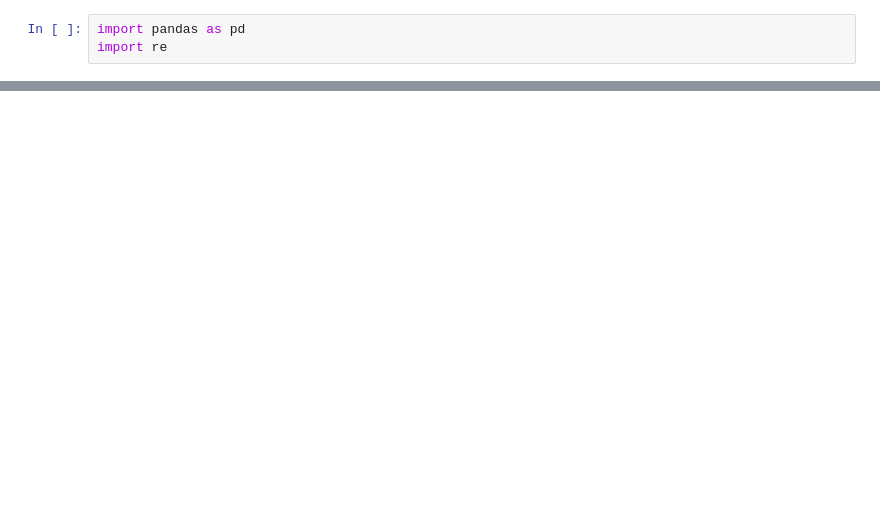
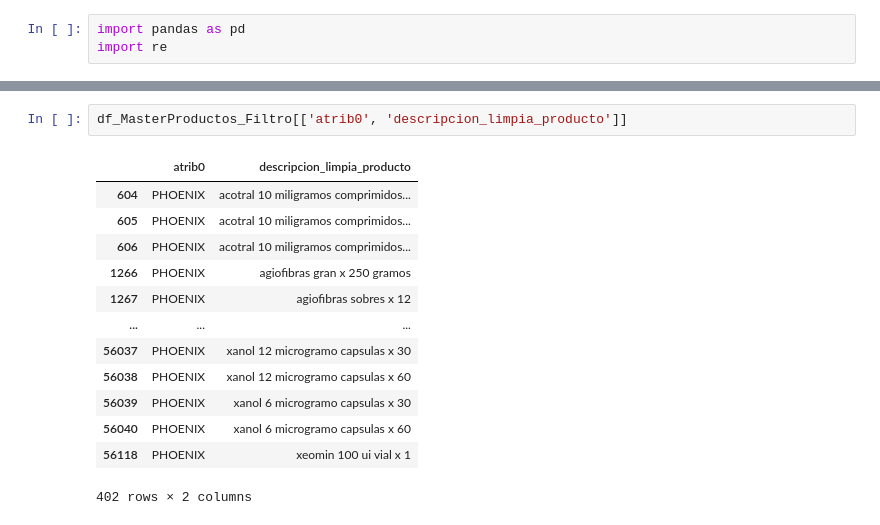
Before and after one commit to emmaSDNZ/digitalizacion_distriapp, a Jupyter notebook: backend/src/notebook/procesamiento_datos.ipynb, the cells around one changed output, grey strips where cells are left out. Saved outputs shown, nothing was run; the diff lists cells and outputs as text; blank space fills up the shorter version.

```diff
--- a/backend/src/notebook/procesamiento_datos.ipynb
+++ b/backend/src/notebook/procesamiento_datos.ipynb
@@ -173,0 +221,16 @@ df_entrenamiento.to_csv("dataset_entrenamiento.csv", index=False)
+# %%
+df_MasterProductos_Filtro[['atrib0', 'descripcion_limpia_producto']]
+# %% [output]
+|  | atrib0 | descripcion_limpia_producto |
+| 604 | PHOENIX | acotral 10 miligramos comprimidos... |
+| 605 | PHOENIX | acotral 10 miligramos comprimidos... |
+| 606 | PHOENIX | acotral 10 miligramos comprimidos... |
+| 1266 | PHOENIX | agiofibras gran x 250 gramos |
+| 1267 | PHOENIX | agiofibras sobres x 12 |
+| ... | ... | ... |
+| 56037 | PHOENIX | xanol 12 microgramo capsulas x 30 |
+| 56038 | PHOENIX | xanol 12 microgramo capsulas x 60 |
+| 56039 | PHOENIX | xanol 6 microgramo capsulas x 30 |
+| 56040 | PHOENIX | xanol 6 microgramo capsulas x 60 |
+| 56118 | PHOENIX | xeomin 100 ui vial x 1 |
+402 rows × 2 columns
```
Also changed, not shown: parts of 17 cells of this notebook, 23 other files.
